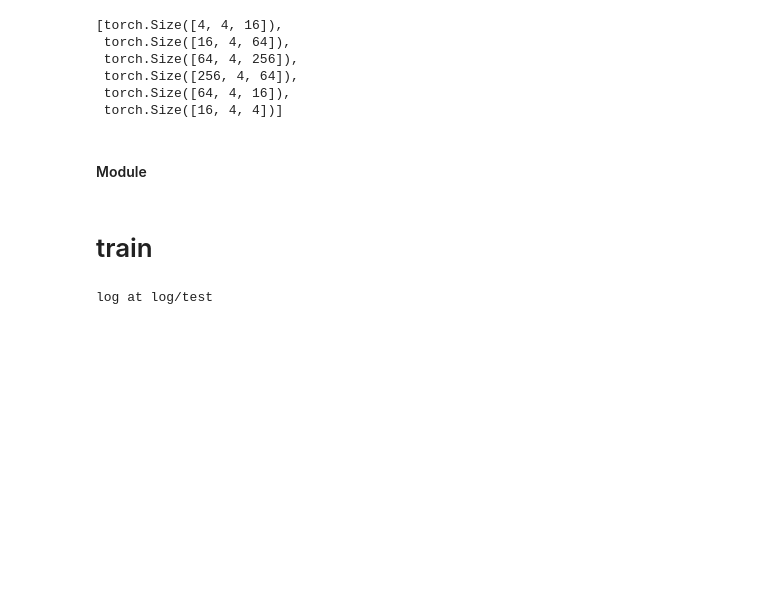
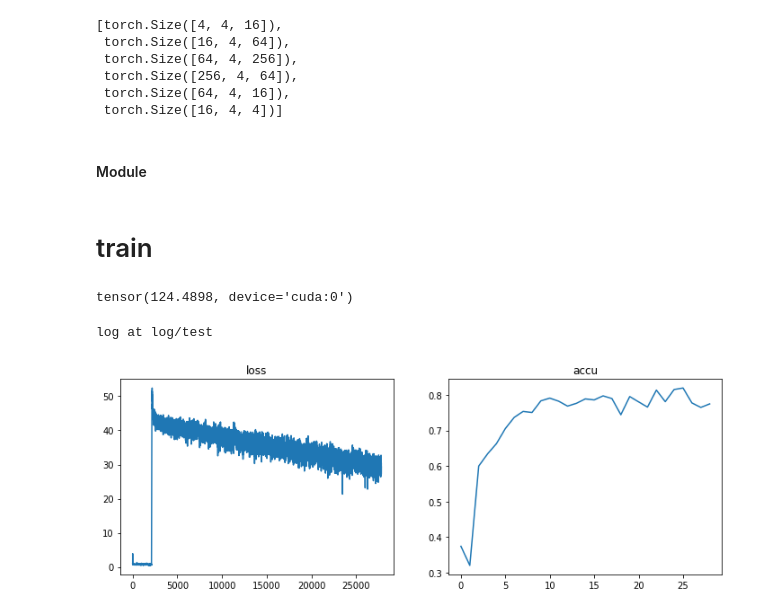
Before and after one commit to veya2ztn/TNproject, a Jupyter notebook: Model and Train.ipynb, the cells around one changed output. Cells and saved outputs as stored; diff of their text form; code cells hidden in the pictures; blank space fills up the shorter version.

```diff
--- a/Model and Train.ipynb
+++ b/Model and Train.ipynb
@@ -2318,10 +2478,9 @@ def preprocess_images(x):
 # %%
-train_loader= torch.utils.data.DataLoader(dataset=mnist_train, batch_size=64, shuffle=True)
-test_loader = torch.utils.data.DataLoader(dataset=mnist_test, batch_size=64, shuffle=False)
 #from models import MPSLinear
-model = MPSLinear(28*28,10,in_physics_bond = 2, out_physics_bond=1, virtual_bond_dim=100,
-                  bias=False,label_position='center',init_std=0)
-
+# model = MPSLinear(28*28,10,in_physics_bond = 2, out_physics_bond=1, virtual_bond_dim=100,
+#                   bias=False,label_position='center',init_std=0)
+#model = PEPS_einsum_uniform_shape(6,6,10,in_physics_bond=16,virtual_bond_dim=3,init_std=1)
+model = PEPS_einsum_uniform_shape_6x6_fast(10,in_physics_bond=16,virtual_bond_dim=7,init_std=1)
 #model  = AMPSShare(n=28*28, bond_dim=10, phys_dim=2)
 device = 'cuda'
 model = model.to(device)
@@ -2329,15 +2488,34 @@ model = model.to(device)
 # _=torch.nn.init.orthogonal_(model.left_tensors)
 # _=torch.nn.init.orthogonal_(model.cent_tensors)
 # _=torch.nn.init.orthogonal_(model.rigt_tensors)
+# %%
+def preprocess_images(x):
+    return (aggregation_patch(x,divide=4)-0.5)/0.5
+def preprocess_images(x):
+    return (1-(aggregation_patch(x[...,3:27,3:27],divide=4)))/30
+def preprocess_images(x):
+    return (1-(aggregation_patch(x[...,3:27,3:27],divide=4)))/50
+# %%
+infiniter = DataSimfetcher(train_loader, device=device)
+image,label= infiniter.next()
+bs,c,w,h = image.shape
+with torch.no_grad():
+    binary     = preprocess_images(image)
+    #label = image.flatten().long()
+    #logits     = model(binary).reshape(bs*w*h,2)
+    print(model(binary).squeeze().norm())
+# %% [output]
+tensor(124.4898, device='cuda:0')
+# %%
+optimizer = torch.optim.Adam(model.parameters(), lr=0.1)
 # %%
-optimizer = torch.optim.Adam(model.parameters(), lr=0.001)
 # main loop
 logsys            = LoggingSystem(True,"log/test")
 metric_list       = ['loss','accu']
 lses=[]
 lres=[]
 metric_dict       = logsys.initial_metric_dict(metric_list)
-master_bar        = logsys.create_master_bar(10)
+master_bar        = logsys.create_master_bar(30)
 master_bar.set_multiply_graph(figsize=(12,4),engine=[['plot']*len(metric_list)],labels=[metric_list])
 for epoch in master_bar:
     start_time = time.time()
@@ -2352,33 +2530,38 @@ for epoch in master_bar:
         #label = image.flatten().long()
         #logits     = model(binary).reshape(bs*w*h,2)
         logits     = model(binary).squeeze()
         loss       = torch.nn.CrossEntropyLoss()(logits,label)
         loss.backward()
         if torch.isnan(loss):raise
-        #for p in model.parameters():nn.utils.clip_grad_norm_(p, max_norm=1)
+
+
+        #nn.utils.clip_grad_norm_(p, max_norm=1)
         optimizer.step()
-        lses.append(loss.item())
-        if inter_b.now%20==0:master_bar.update_graph_multiply([[lses,lres]])
+        lses.append(loss.log().item())
+        #lres.append(sum([(p.grad/p).norm() for p in model.parameters()]).log().item())
+        if inter_b.now%20==0:
+            master_bar.update_graph_multiply([[lses[-100:],lres[-100:]]])
     model.eval()
     prefetcher = DataSimfetcher(test_loader, device=device)
     inter_b    = logsys.create_progress_bar(len(test_loader))
     labels     = []
     logits     = []
     with torch.no_grad():
         while inter_b.update_step():
             image,label= prefetcher.next()
             binary     = preprocess_images(image)
             logit      = model(binary).squeeze()
             loss       = torch.nn.CrossEntropyLoss()(logit ,label)
             labels.append(label)
             logits.append(logit)
     labels  = torch.cat(labels)
     logits  = torch.cat(logits)
     pred_labels  = torch.argmax(logits,-1)
     accu =  torch.sum(pred_labels == labels)/len(labels)
 
     lres.append(accu)
     master_bar.update_graph_multiply([[lses,lres]])
     print('\nEpoch: %.3i \t Accu: %.4f \t Time: %.2f s' %(epoch, accu.item(), time.time() - start_time),end='\r')
 # %% [output]
 log at log/test
+[figure, added]
```
Also changed, not shown: parts of 12 cells of this notebook, 8 other files.
